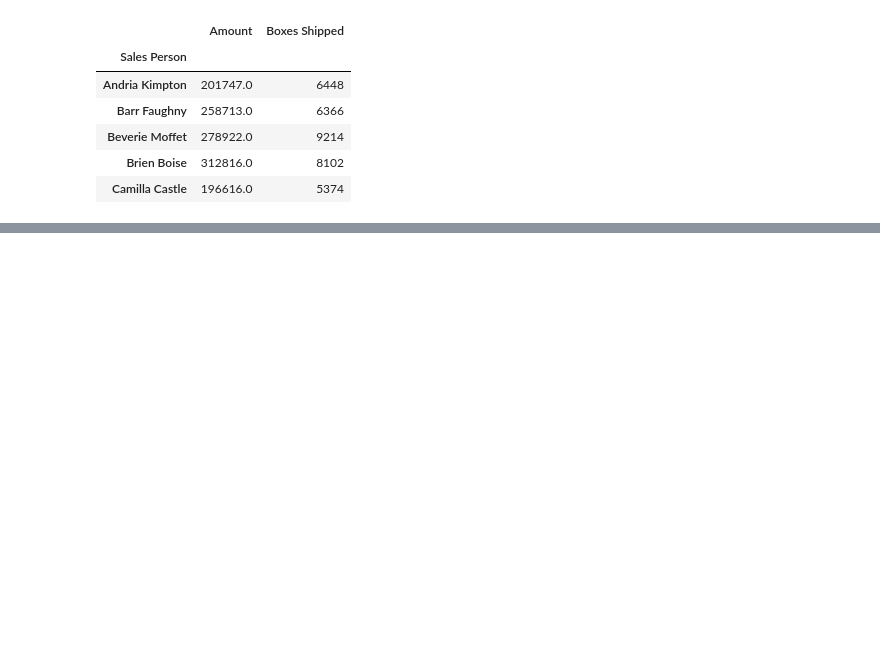
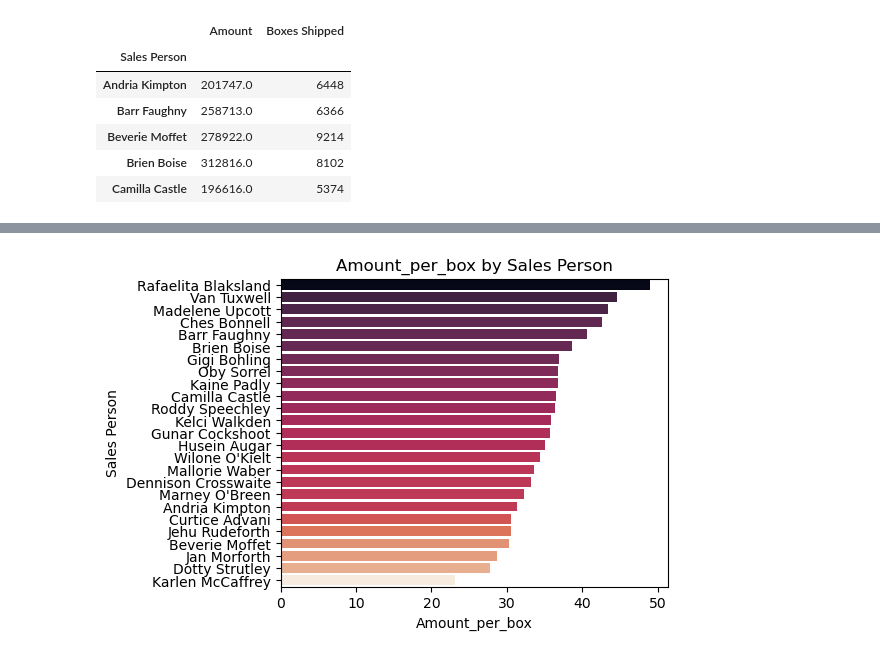
Before and after one commit to GrabarzVIII/chocolate_sales_data_analysis, a Jupyter notebook: chocolate_sales_data_analysis.ipynb, the cells around one changed output, grey strips where cells are left out. Saved outputs shown, nothing was run; the diff lists cells and outputs as text; code cells hidden in the pictures; blank space fills up the shorter version.

Commit message:
amount_per_box and amount_per_transaction

```diff
--- a/chocolate_sales_data_analysis.ipynb
+++ b/chocolate_sales_data_analysis.ipynb
@@ -217,3 +217,7 @@ amount_per_box_spdf.head()
 | Beverie Moffet | 278922.0 | 9214 |
 | Brien Boise | 312816.0 | 8102 |
 | Camilla Castle | 196616.0 | 5374 |
+# %%
+amount_per_box_spdf['Amount_per_box'] = amount_per_box_spdf['Amount']/amount_per_box_spdf['Boxes Shipped']
+amount_per_box_spdf.sort_values(by='Amount_per_box',ascending=False,axis=0,inplace=True)
+amount_per_box_spdf.head()
@@ -219,0 +232,13 @@ amount_per_box_spdf.head()
+# %%
+norm = (amount_per_box_spdf['Amount_per_box'] - amount_per_box_spdf['Amount_per_box'].min()) / (amount_per_box_spdf['Amount_per_box'].max() - amount_per_box_spdf['Amount_per_box'].min())
+reverse_rocket = list(sns.color_palette("rocket", as_cmap=True)(norm))
+
+plt.figure(figsize=(5, 4))
+sns.barplot(x=amount_per_box_spdf['Amount_per_box'], y=amount_per_box_spdf.index, palette=reverse_rocket,
+            hue=amount_per_box_spdf['Amount_per_box'], legend=False)
+plt.title('Amount_per_box by Sales Person')
+plt.xlabel('Amount_per_box')
+plt.ylabel('Sales Person')
+plt.show()
+# %% [output]
+[figure, added]
```
Also changed, not shown: parts of 4 cells of this notebook.
